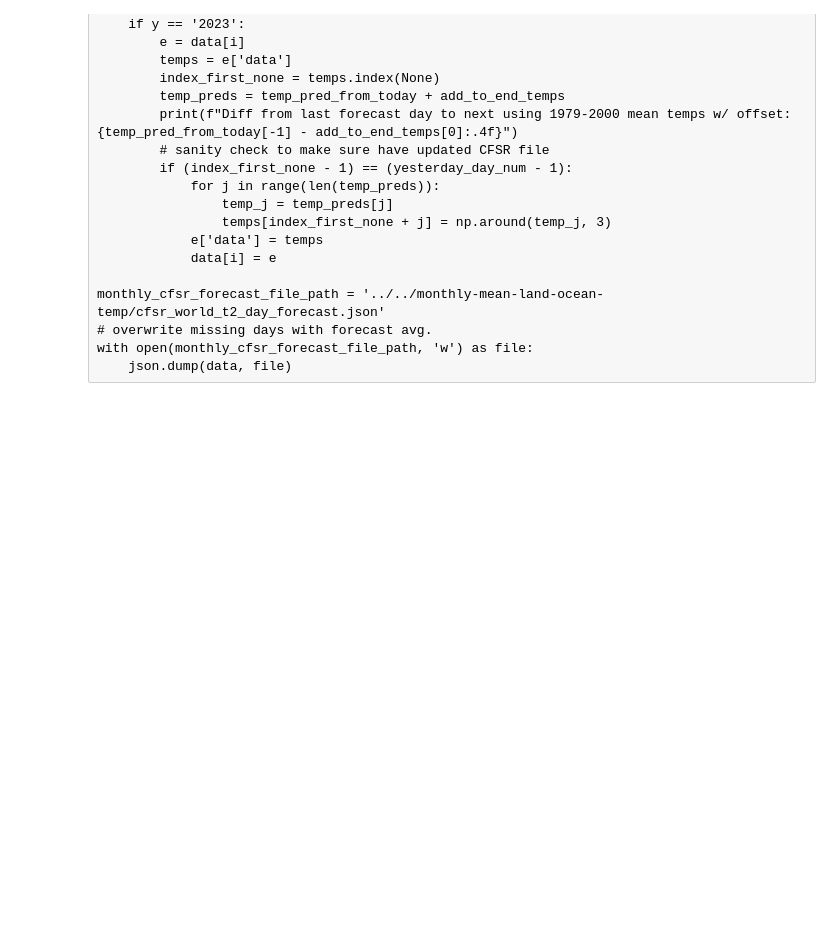
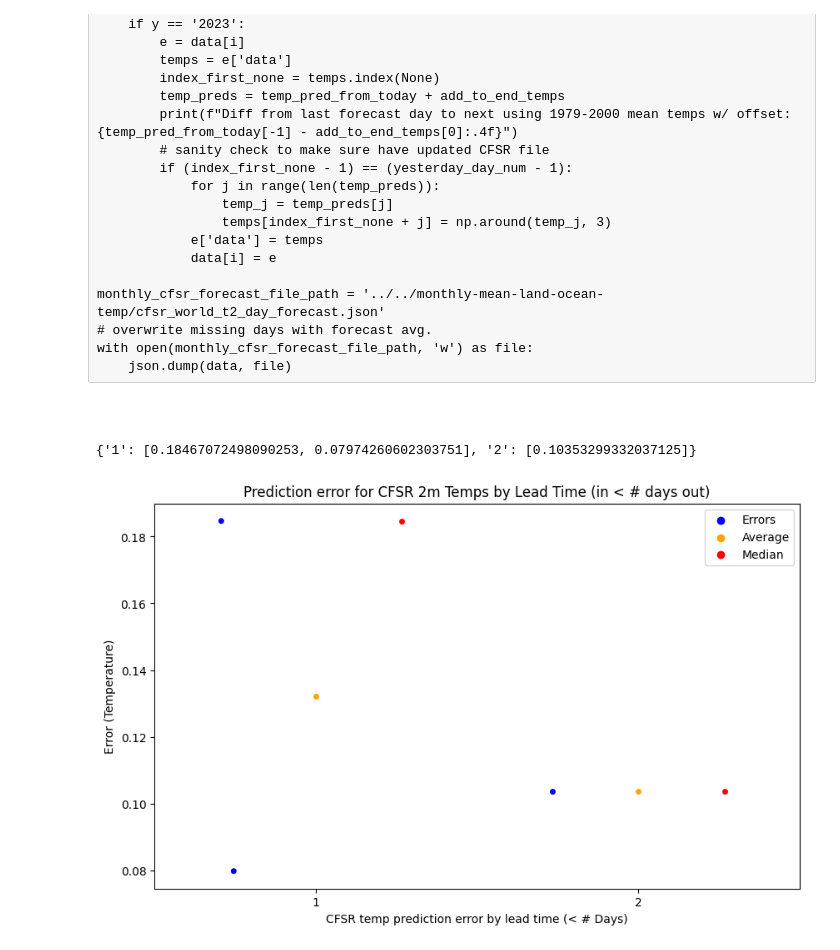
Before and after one commit to JRPdata/hot-july, a Jupyter notebook: gefs/gefs_global_2m_temp_mean_bias_corrected-Oct.ipynb, the cells around one changed output. Cells and saved outputs as stored; diff of their text form; code cells hidden in the pictures; blank space fills up the shorter version.

```diff
--- a/gefs/gefs_global_2m_temp_mean_bias_corrected-Oct.ipynb
+++ b/gefs/gefs_global_2m_temp_mean_bias_corrected-Oct.ipynb
@@ -1373,0 +1429,52 @@ with open(monthly_cfsr_forecast_file_path, 'w') as file:
+# %%
+valid_error_temps
+# %% [output]
+{'1': [0.18467072498090253, 0.07974260602303751], '2': [0.10353299332037125]}
+# %%
+import seaborn as sns
+import matplotlib.pyplot as plt
+import pandas as pd
+
+# Your valid_error_temps data
+valid_error_temps = {'1': [0.18467072498090253, 0.07974260602303751], '2': [0.10353299332037125]}
+
+# Initialize lists for data
+lead_times = []
+errors = []
+data_types = []
+
+# Append data for valid_error_temps, average, and median
+for lead, error_values in valid_error_temps.items():
+    lead_time = int(lead)
+    lead_times.extend([lead_time] * len(error_values))
+    errors.extend(error_values)
+    data_types.extend(['Errors'] * len(error_values))
+
+    average = sum(error_values) / len(error_values)
+    median = sorted(error_values)[len(error_values) // 2]
+
+    lead_times.append(lead_time)
+    errors.append(average)
+    data_types.append('Average')
+
+    lead_times.append(lead_time)
+    errors.append(median)
+    data_types.append('Median')
+
+# Create a DataFrame for the data
+data = pd.DataFrame({'Lead Time': lead_times, 'Error': errors, 'Data Type': data_types})
+
+# Create a strip plot with Seaborn
+plt.figure(figsize=(10, 6))
+sns.stripplot(data=data, x='Lead Time', y='Error', dodge=True, hue='Data Type', palette={'Errors': 'blue', 'Average': 'orange', 'Median': 'red'})
+plt.xlabel('CFSR temp prediction error by lead time (< # Days)')
+plt.ylabel('Error (Temperature)')
+plt.title('Prediction error for CFSR 2m Temps by Lead Time (in < # days out)')
+
+# Show the legend
+plt.legend(loc='upper right')
+
+# Show the plot
+plt.show()
+# %% [output]
+[figure, added]
```
Also changed, not shown: parts of 7 cells of this notebook, 3 other files.
